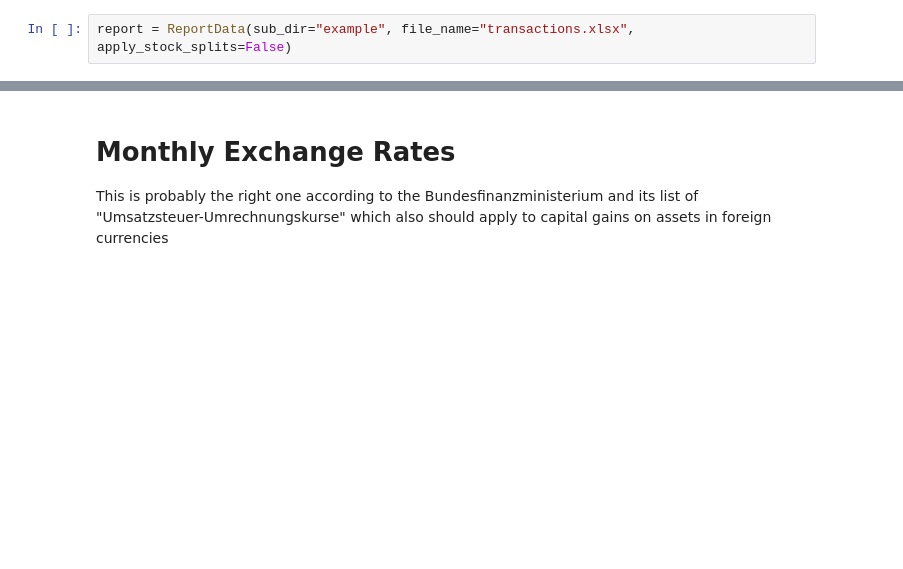
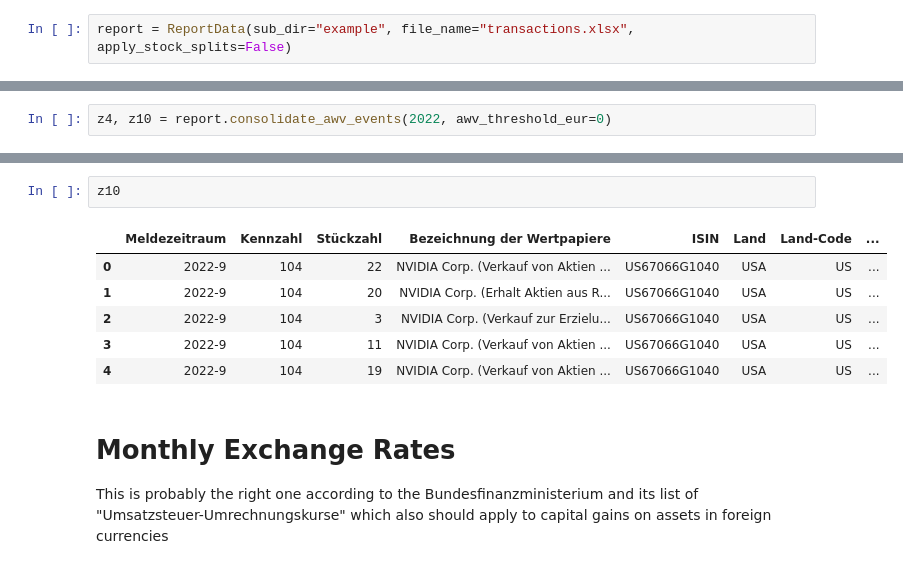
Before and after one commit to stadlmax/pyFIFOtax, a Jupyter notebook: notebook_example.ipynb, the cells around one changed output, grey strips where cells are left out. Drawn from its saved outputs; the diff is of its cells as text; blank space fills up the shorter version.

Commit message:
minor changes here and there, add support for automated AWV reporting

```diff
--- a/notebook_example.ipynb
+++ b/notebook_example.ipynb
@@ -8,0 +51,2 @@ report = ReportData(sub_dir="example", file_name="transactions.xlsx", apply_stoc
+# %%
+z4, z10 = report.consolidate_awv_events(2022, awv_threshold_eur=0)
@@ -9,3 +58,12 @@ report = ReportData(sub_dir="example", file_name="transactions.xlsx", apply_stoc
+# %%
+z10
+# %% [output]
+|  | Meldezeitraum | Kennzahl | Stückzahl | Bezeichnung der Wertpapiere | ISIN | Land | Land-Code | ... |
+| 0 | 2022-9 | 104 | 22 | NVIDIA Corp. (Verkauf von Aktien ... | US67066G1040 | USA | US | ... |
+| 1 | 2022-9 | 104 | 20 | NVIDIA Corp. (Erhalt Aktien aus R... | US67066G1040 | USA | US | ... |
+| 2 | 2022-9 | 104 | 3 | NVIDIA Corp. (Verkauf zur Erzielu... | US67066G1040 | USA | US | ... |
+| 3 | 2022-9 | 104 | 11 | NVIDIA Corp. (Verkauf von Aktien ... | US67066G1040 | USA | US | ... |
+| 4 | 2022-9 | 104 | 19 | NVIDIA Corp. (Verkauf von Aktien ... | US67066G1040 | USA | US | ... |
 # %% [markdown]
 # Monthly Exchange Rates
 This is probably the right one according to the Bundesfinanzministerium and its list of "Umsatzsteuer-Umrechnungskurse" which also should apply to capital gains on assets in foreign currencies
```
Also changed, not shown: parts of 13 cells of this notebook, 12 other files.
